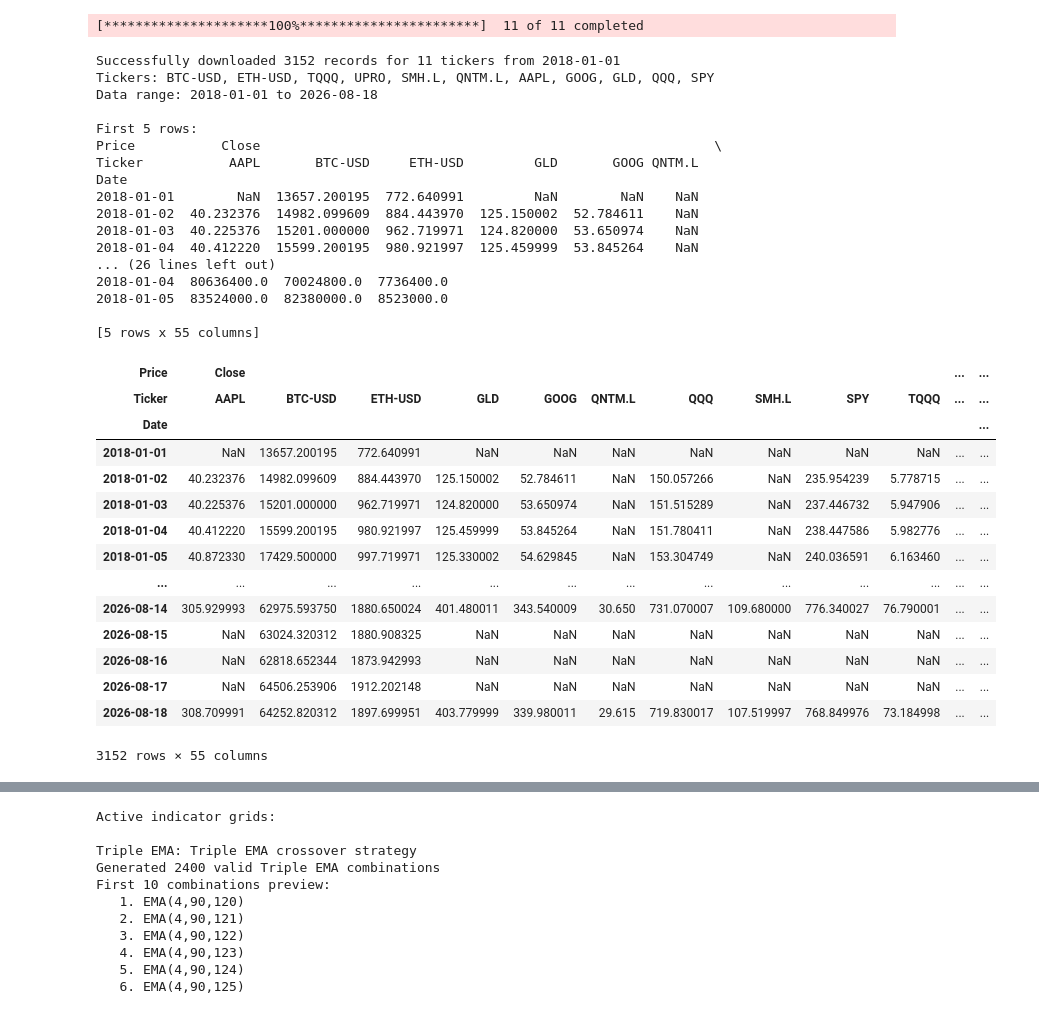
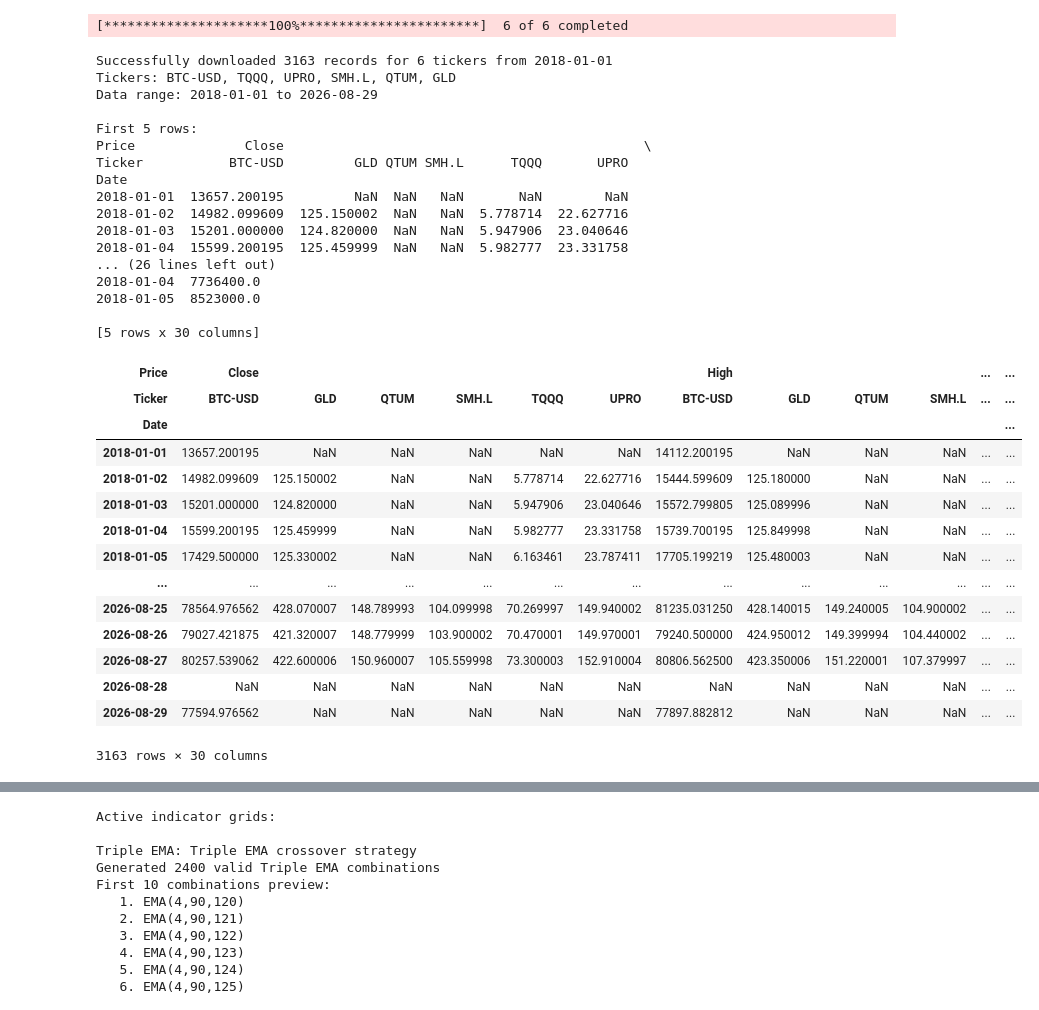
Before and after one commit to jarij02/quant-ricks-trading-academy, a Jupyter notebook: Multi-Asset Boruta Ensemble.ipynb, the cells around one changed output, grey strips where cells are left out. Drawn from its saved outputs; the diff is of its cells as text; code cells hidden in the pictures.

Commit message:
Trim GitHub to the current ensemble universe (BTC-USD, TQQQ, UPRO, SMH.L, QTUM, GLD) and update the README.

```diff
--- a/Multi-Asset Boruta Ensemble.ipynb
+++ b/Multi-Asset Boruta Ensemble.ipynb
@@ -14,16 +14,11 @@ import matplotlib.pyplot as plt
 # List of tickers to download
 TICKERS = [
     "BTC-USD",
-    "ETH-USD",
     "TQQQ",
     "UPRO",
     "SMH.L",
-    "QNTM.L",
-    "AAPL",
-    "GOOG",
+    "QTUM",
     "GLD",
-    "QQQ",
-    "SPY",
 ]
 
 START_DATE = '2018-01-01'
@@ -83,61 +78,61 @@ if failed_tickers:
     print(
         f"WARNING: dropping {len(failed_tickers)} ticker(s) with no usable Close data: "
         f"{failed_tickers}"
     )
     TICKERS = [t for t in TICKERS if t not in set(failed_tickers)]
 
 if not TICKERS:
     raise ValueError(
         "No usable Close data for any requested ticker after download. "
         f"Failed: {failed_tickers!r}."
     )
 
 # Bootstrap only: some helper cells still read a global TICKER name.
 # Analysis loops every symbol in TICKERS (not just this one).
 TICKER = TICKERS[0]
 
 print(f"Successfully downloaded {len(stock_data)} records for {len(TICKERS)} tickers from {START_DATE}")
 print(f"Tickers: {', '.join(TICKERS)}")
 print(f"Data range: {stock_data.index.min().date()} to {stock_data.index.max().date()}")
 print("\nFirst 5 rows:")
 print(stock_data.head())
 
 # Display the downloaded data
 stock_data
 # %% [output]
-[*********************100%***********************]  11 of 11 completed
+[*********************100%***********************]  6 of 6 completed
-Successfully downloaded 3152 records for 11 tickers from 2018-01-01
-Tickers: BTC-USD, ETH-USD, TQQQ, UPRO, SMH.L, QNTM.L, AAPL, GOOG, GLD, QQQ, SPY
-Data range: 2018-01-01 to 2026-08-18
+Successfully downloaded 3163 records for 6 tickers from 2018-01-01
+Tickers: BTC-USD, TQQQ, UPRO, SMH.L, QTUM, GLD
+Data range: 2018-01-01 to 2026-08-29
 
 First 5 rows:
-Price           Close                                                          \
-Ticker           AAPL       BTC-USD     ETH-USD         GLD       GOOG QNTM.L
+Price              Close                                              \
+Ticker           BTC-USD         GLD QTUM SMH.L      TQQQ       UPRO
 Date
-2018-01-01        NaN  13657.200195  772.640991         NaN        NaN    NaN
-2018-01-02  40.232376  14982.099609  884.443970  125.150002  52.784611    NaN
-2018-01-03  40.225376  15201.000000  962.719971  124.820000  53.650974    NaN
-2018-01-04  40.412220  15599.200195  980.921997  125.459999  53.845264    NaN
+2018-01-01  13657.200195         NaN  NaN   NaN       NaN        NaN
+2018-01-02  14982.099609  125.150002  NaN   NaN  5.778714  22.627716
+2018-01-03  15201.000000  124.820000  NaN   NaN  5.947906  23.040646
+2018-01-04  15599.200195  125.459999  NaN   NaN  5.982777  23.331758
 ... (26 lines left out)
-2018-01-04  80636400.0  70024800.0  7736400.0
-2018-01-05  83524000.0  82380000.0  8523000.0
+2018-01-04  7736400.0
+2018-01-05  8523000.0
 
-[5 rows x 55 columns]
+[5 rows x 30 columns]
-| Price | Close |  |  |  |  |  |  |  |  |  | ... | ... |
-| Ticker | AAPL | BTC-USD | ETH-USD | GLD | GOOG | QNTM.L | QQQ | SMH.L | SPY | TQQQ | ... | ... |
+| Price | Close |  |  |  |  |  | High |  |  |  | ... | ... |
+| Ticker | BTC-USD | GLD | QTUM | SMH.L | TQQQ | UPRO | BTC-USD | GLD | QTUM | SMH.L | ... | ... |
 | Date |  |  |  |  |  |  |  |  |  |  |  | ... |
-| 2018-01-01 | NaN | 13657.200195 | 772.640991 | NaN | NaN | NaN | NaN | NaN | NaN | NaN | ... | ... |
-| 2018-01-02 | 40.232376 | 14982.099609 | 884.443970 | 125.150002 | 52.784611 | NaN | 150.057266 | NaN | 235.954239 | 5.778715 | ... | ... |
-| 2018-01-03 | 40.225376 | 15201.000000 | 962.719971 | 124.820000 | 53.650974 | NaN | 151.515289 | NaN | 237.446732 | 5.947906 | ... | ... |
-| 2018-01-04 | 40.412220 | 15599.200195 | 980.921997 | 125.459999 | 53.845264 | NaN | 151.780411 | NaN | 238.447586 | 5.982776 | ... | ... |
-| 2018-01-05 | 40.872330 | 17429.500000 | 997.719971 | 125.330002 | 54.629845 | NaN | 153.304749 | NaN | 240.036591 | 6.163460 | ... | ... |
+| 2018-01-01 | 13657.200195 | NaN | NaN | NaN | NaN | NaN | 14112.200195 | NaN | NaN | NaN | ... | ... |
+| 2018-01-02 | 14982.099609 | 125.150002 | NaN | NaN | 5.778714 | 22.627716 | 15444.599609 | 125.180000 | NaN | NaN | ... | ... |
+| 2018-01-03 | 15201.000000 | 124.820000 | NaN | NaN | 5.947906 | 23.040646 | 15572.799805 | 125.089996 | NaN | NaN | ... | ... |
+| 2018-01-04 | 15599.200195 | 125.459999 | NaN | NaN | 5.982777 | 23.331758 | 15739.700195 | 125.849998 | NaN | NaN | ... | ... |
+| 2018-01-05 | 17429.500000 | 125.330002 | NaN | NaN | 6.163461 | 23.787411 | 17705.199219 | 125.480003 | NaN | NaN | ... | ... |
 | ... | ... | ... | ... | ... | ... | ... | ... | ... | ... | ... | ... | ... |
-| 2026-08-14 | 305.929993 | 62975.593750 | 1880.650024 | 401.480011 | 343.540009 | 30.650 | 731.070007 | 109.680000 | 776.340027 | 76.790001 | ... | ... |
-| 2026-08-15 | NaN | 63024.320312 | 1880.908325 | NaN | NaN | NaN | NaN | NaN | NaN | NaN | ... | ... |
-| 2026-08-16 | NaN | 62818.652344 | 1873.942993 | NaN | NaN | NaN | NaN | NaN | NaN | NaN | ... | ... |
-| 2026-08-17 | NaN | 64506.253906 | 1912.202148 | NaN | NaN | NaN | NaN | NaN | NaN | NaN | ... | ... |
-| 2026-08-18 | 308.709991 | 64252.820312 | 1897.699951 | 403.779999 | 339.980011 | 29.615 | 719.830017 | 107.519997 | 768.849976 | 73.184998 | ... | ... |
+| 2026-08-25 | 78564.976562 | 428.070007 | 148.789993 | 104.099998 | 70.269997 | 149.940002 | 81235.031250 | 428.140015 | 149.240005 | 104.900002 | ... | ... |
+| 2026-08-26 | 79027.421875 | 421.320007 | 148.779999 | 103.900002 | 70.470001 | 149.970001 | 79240.500000 | 424.950012 | 149.399994 | 104.440002 | ... | ... |
+| 2026-08-27 | 80257.539062 | 422.600006 | 150.960007 | 105.559998 | 73.300003 | 152.910004 | 80806.562500 | 423.350006 | 151.220001 | 107.379997 | ... | ... |
+| 2026-08-28 | NaN | NaN | NaN | NaN | NaN | NaN | NaN | NaN | NaN | NaN | ... | ... |
+| 2026-08-29 | 77594.976562 | NaN | NaN | NaN | NaN | NaN | 77897.882812 | NaN | NaN | NaN | ... | ... |
-3152 rows × 55 columns
+3163 rows × 30 columns
 # %%
 # TECHNICAL ANALYSIS INDICATORS USING TA-LIB
 
```
Also changed, not shown: parts of 4 cells of this notebook, 21 other files.
